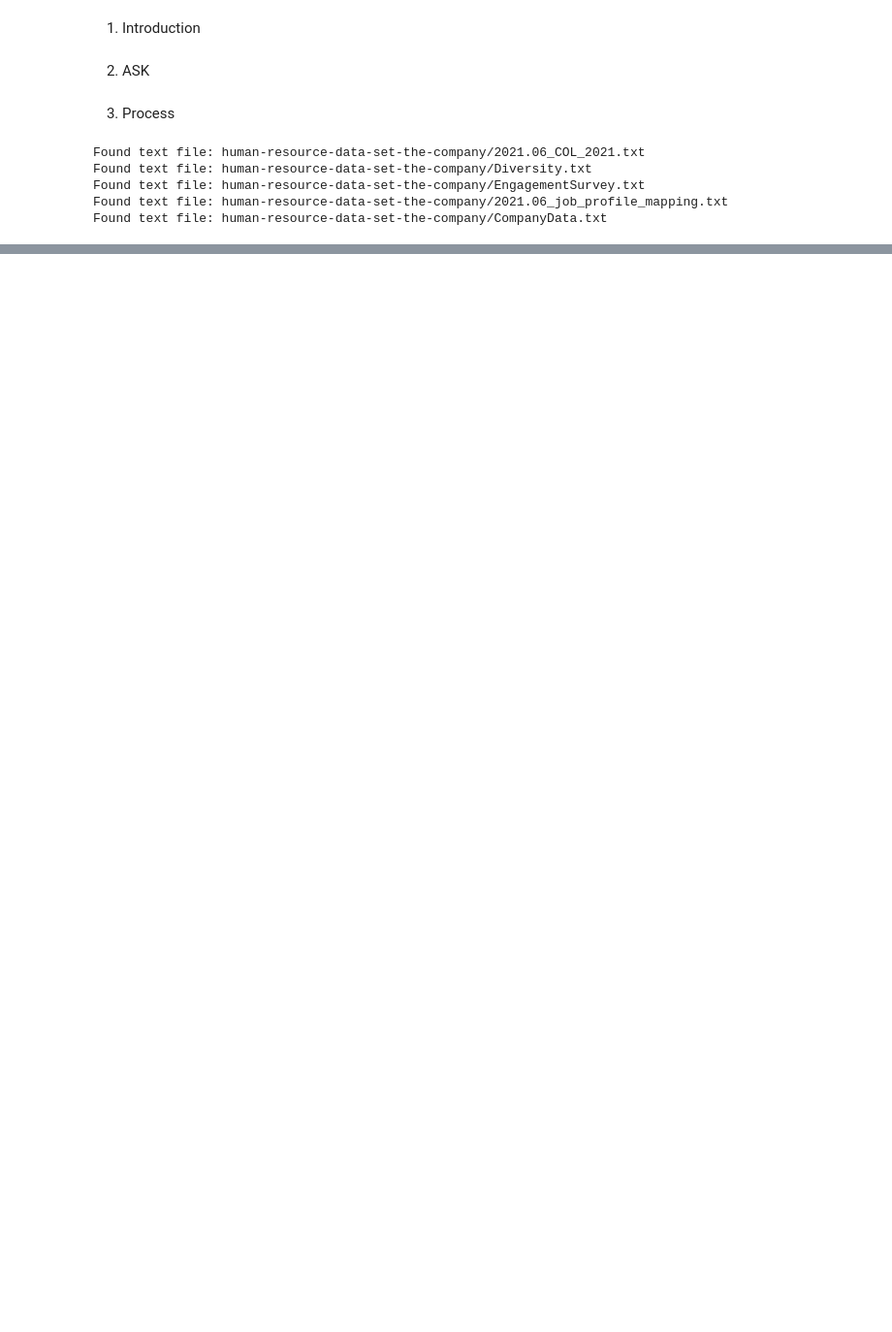
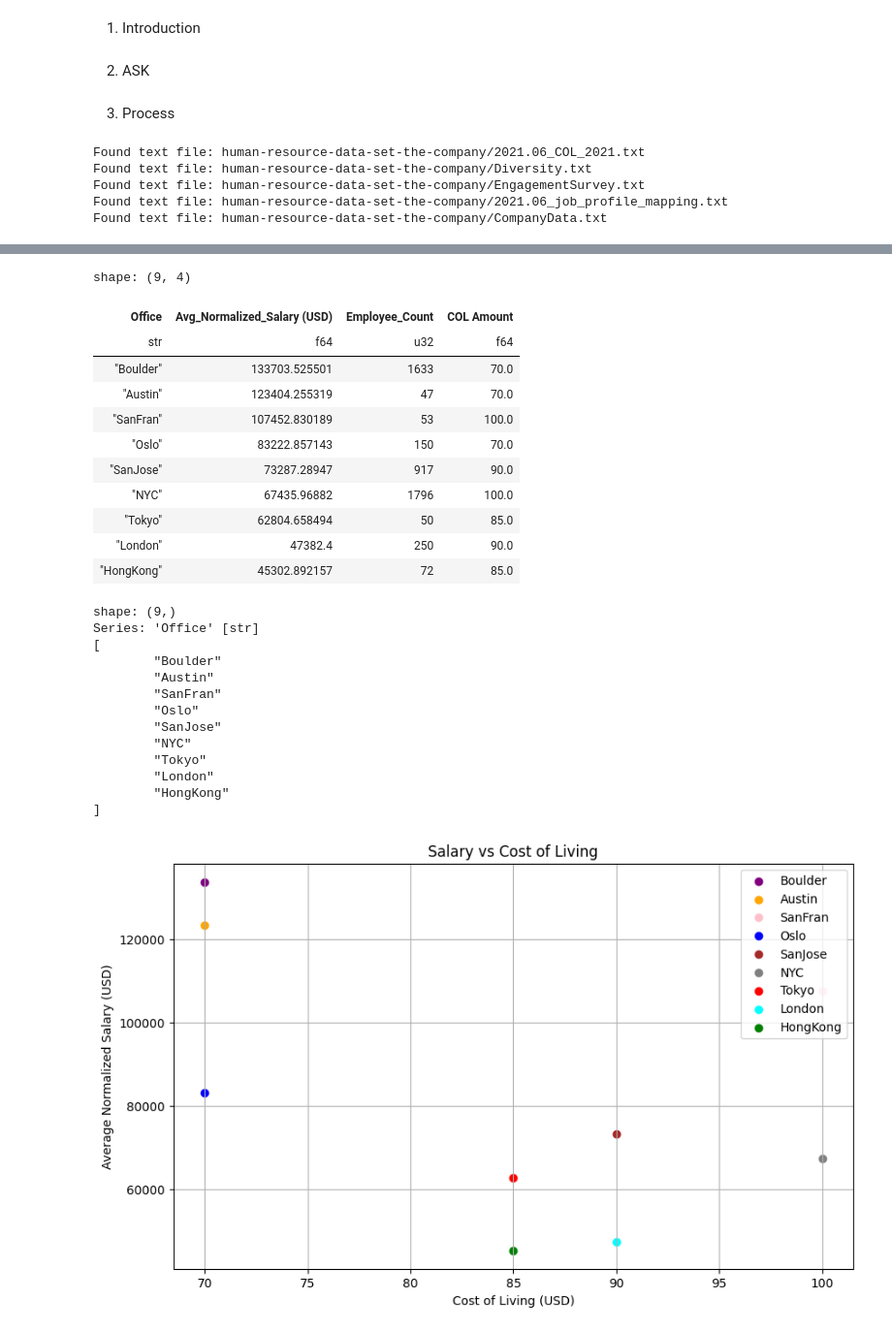
Before and after one commit to LeonTran29/Human_Resource_Data_Set_-TheCompany-, a Jupyter notebook: Process.ipynb, the cells around one changed output, grey strips where cells are left out. Shown: that part at 97% size. Drawn from its saved outputs; the diff is of its cells as text; code cells hidden in the pictures; blank space fills up the shorter version.

```diff
--- a/Process.ipynb
+++ b/Process.ipynb
@@ -123,0 +123,9 @@ shape: (4_969, 25)
+# %%
+# Currency Transformation
+Currency_Rate = {
+"JPY": 0.0091,
+"HKD": 0.127,
+"USD": 1,
+"GBP": 1.36,
+"NOK": 0.11
+}
@@ -123,0 +241,63 @@ shape: (4_969, 25)
+# %%
+#Salary & COL Relationship
+pl.Config.float_precision = None
+df_group = df_combined.group_by("Office").agg(
+    pl.col("Normalized_Salary (USD)").mean().alias("Avg_Normalized_Salary (USD)"),
+    pl.col("EmployeeID").count().alias("Employee_Count"),
+    pl.col("COL Amount").mean()
+).sort("Avg_Normalized_Salary (USD)", descending=True)
+display(df_group)
+
+print(df_group['Office'])
+
+color_map = {
+    "Tokyo" : "red",
+	"Oslo" : "blue",
+	"HongKong" : "green",
+	"Boulder" : "purple",
+	"Austin" : "orange",
+	"SanFran" : "pink",
+	"SanJose" : "brown",
+	"NYC" : "gray",
+	"London" : "cyan"
+}
+custom_color = [color_map.get(office, 'black') for office in df_group['Office']]
+
+fig,ax = plt.subplots(figsize = (10,6))
+for office, color in zip(df_group['Office'], custom_color):
+	office_data = df_group.filter(pl.col("Office") == office)
+	plt.scatter(office_data['COL Amount'], office_data['Avg_Normalized_Salary (USD)'], label = office, color = color)
+
+plt.title('Salary vs Cost of Living')
+plt.xlabel('Cost of Living (USD)')
+plt.ylabel('Average Normalized Salary (USD)')
+plt.legend(loc="upper right")
+plt.grid()
+plt.show()
+# %% [output]
+shape: (9, 4)
+| Office | Avg_Normalized_Salary (USD) | Employee_Count | COL Amount |
+| str | f64 | u32 | f64 |
+| "Boulder" | 133703.525501 | 1633 | 70.0 |
+| "Austin" | 123404.255319 | 47 | 70.0 |
+| "SanFran" | 107452.830189 | 53 | 100.0 |
+| "Oslo" | 83222.857143 | 150 | 70.0 |
+| "SanJose" | 73287.28947 | 917 | 90.0 |
+| "NYC" | 67435.96882 | 1796 | 100.0 |
+| "Tokyo" | 62804.658494 | 50 | 85.0 |
+| "London" | 47382.4 | 250 | 90.0 |
+| "HongKong" | 45302.892157 | 72 | 85.0 |
+shape: (9,)
+Series: 'Office' [str]
+[
+        "Boulder"
+        "Austin"
+        "SanFran"
+        "Oslo"
+        "SanJose"
+        "NYC"
+        "Tokyo"
+        "London"
+        "HongKong"
+]
+[figure, added]
```
Also changed, not shown: parts of 8 cells of this notebook.
